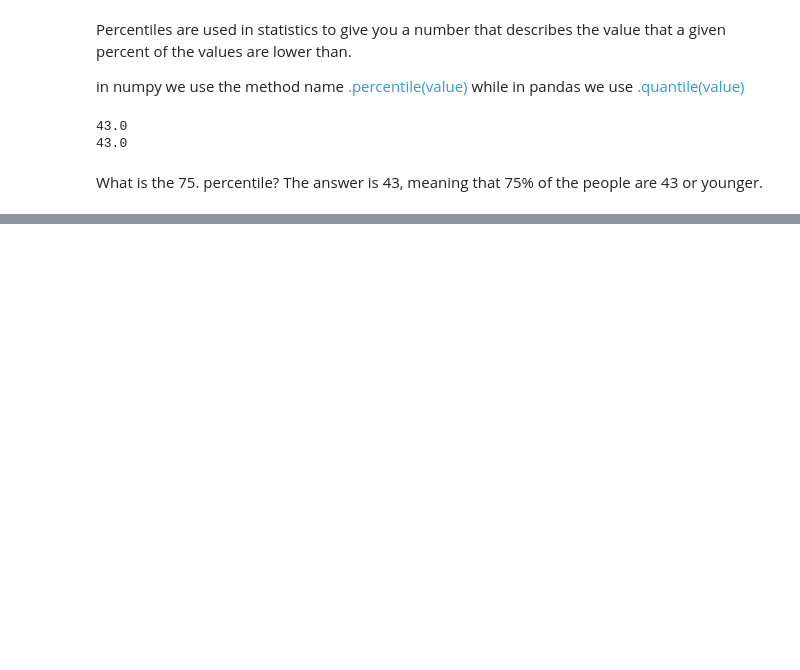
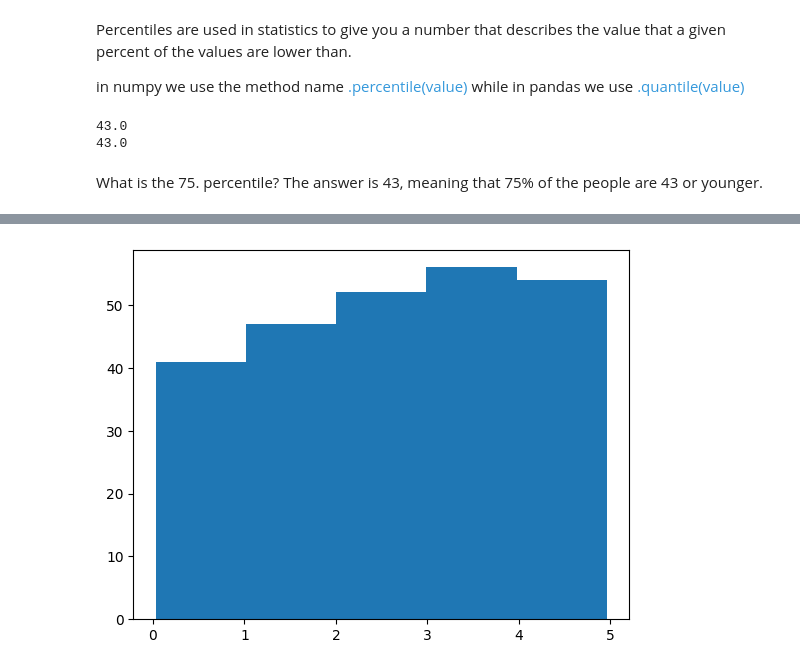
Before and after one commit to SouLayman2022/W3_machine_learning, a Jupyter notebook: Machine _learning_algorithmes.ipynb, the cells around one changed output, grey strips where cells are left out. Drawn from its saved outputs; the diff is of its cells as text; code cells hidden in the pictures; blank space fills up the shorter version.

```diff
--- a/Machine _learning_algorithmes.ipynb
+++ b/Machine _learning_algorithmes.ipynb
@@ -149,0 +153,6 @@ What is the 75. percentile? The answer is 43, meaning that 75% of the people are
+# %%
+# Create an array containing 250 random floats between 0 and 5:
+
+x = np.random.uniform(0.0, 5.0, 250)
+
+print(x)
@@ -149,0 +177,6 @@ What is the 75. percentile? The answer is 43, meaning that 75% of the people are
+# %%
+# how much data is generated between ech number from 0 to 5
+plt.hist(x, 5)
+plt.show()
+# %% [output]
+[figure, added]
```
Also changed, not shown: parts of 53 cells of this notebook, 4 other files.
